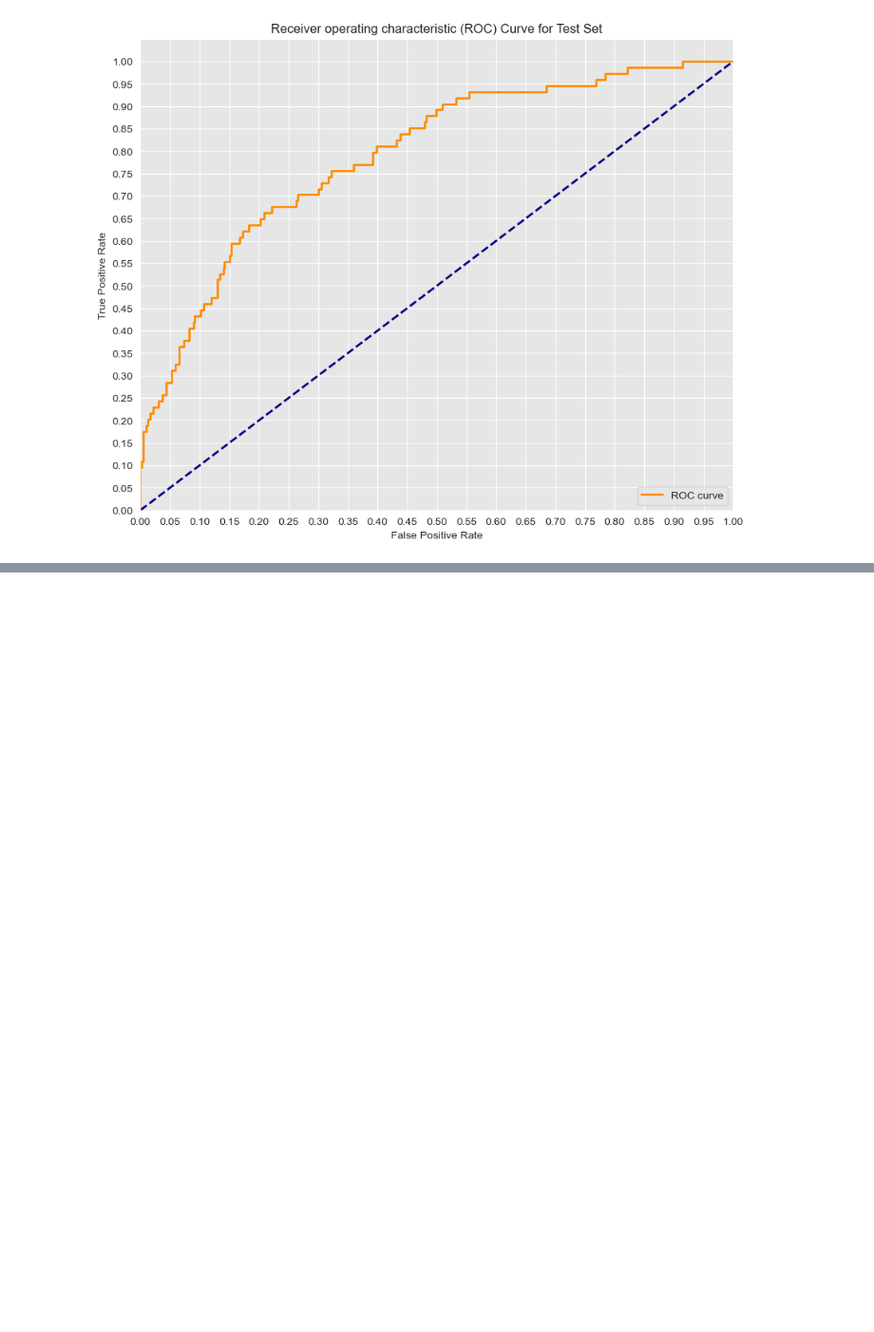
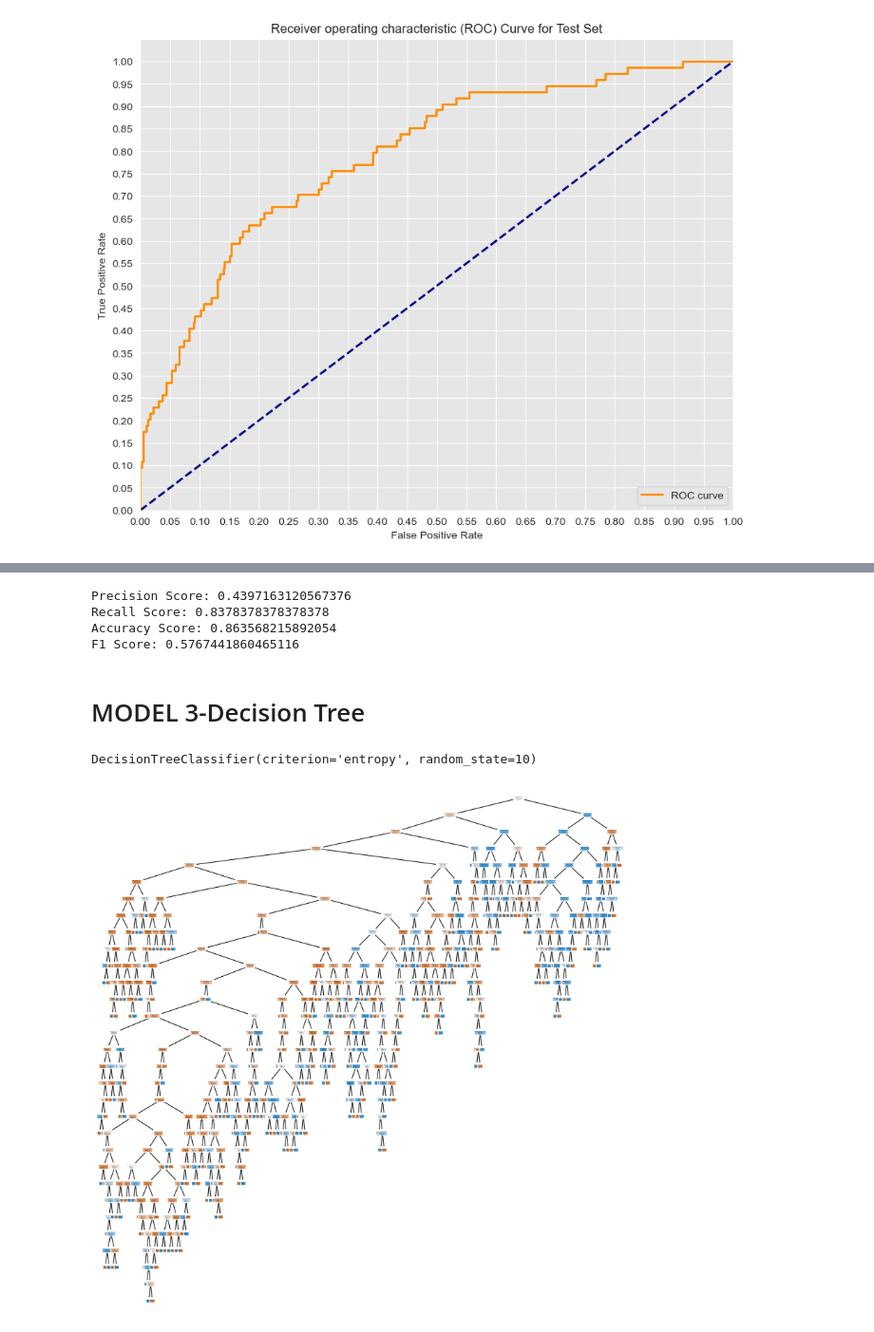
Before and after one commit to winnycodegurl/MachineLearningprojectphase3, a Jupyter notebook: Studentnotebook.ipynb, the cells around one changed output, grey strips where cells are left out. Shown at 95% size. Cells and saved outputs as stored; diff of their text form; code cells hidden in the pictures; blank space fills up the shorter version.

Commit message:
modelling

```diff
--- a/Studentnotebook.ipynb
+++ b/Studentnotebook.ipynb
@@ -770,0 +773,32 @@ Test AUC: 0.7914862586026161
+# %%
+from sklearn.neighbors import KNeighborsClassifier
+
+# Instantiate KNeighborsClassifier
+clf =  KNeighborsClassifier()
+
+
+# Fit the classifier
+clf.fit(X_train_scaled,y_train_bal)
+
+# Predict on the test set
+test_preds = clf.predict(X_test_scaled)
+# %%
+def print_metrics(labels, preds):
+    print("Precision Score: {}".format(precision_score(labels,preds)))
+    print("Recall Score: {}".format(recall_score(labels,preds)))
+    print("Accuracy Score: {}".format(accuracy_score(labels,preds)))
+    print("F1 Score: {}".format(f1_score(labels,preds)))
+
+print_metrics(y_test,y_pred)
+# %% [output]
+Precision Score: 0.4397163120567376
+Recall Score: 0.8378378378378378
+Accuracy Score: 0.863568215892054
+F1 Score: 0.5767441860465116
+# %% [markdown]
+# MODEL 3-Decision Tree
+# %%
+Classifier = DecisionTreeClassifier(criterion = 'entropy',random_state=10)
+Classifier.fit(X_train_scaled,y_train_bal)
+# %% [output]
+DecisionTreeClassifier(criterion='entropy', random_state=10)
@@ -770,0 +807,9 @@ Test AUC: 0.7914862586026161
+# %%
+plt.figure(figsize=(12,12), dpi=500)
+tree.plot_tree(Classifier,
+               feature_names=X.columns,
+               class_names=np.unique(y).astype('str'),
+               filled=True, rounded=True)
+plt.show()
+# %% [output]
+[figure, added]
```
Also changed, not shown: parts of 6 cells of this notebook.
